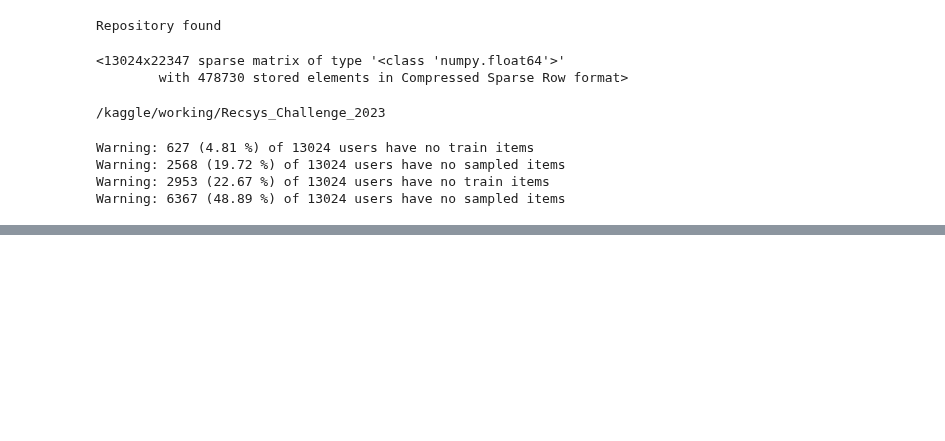
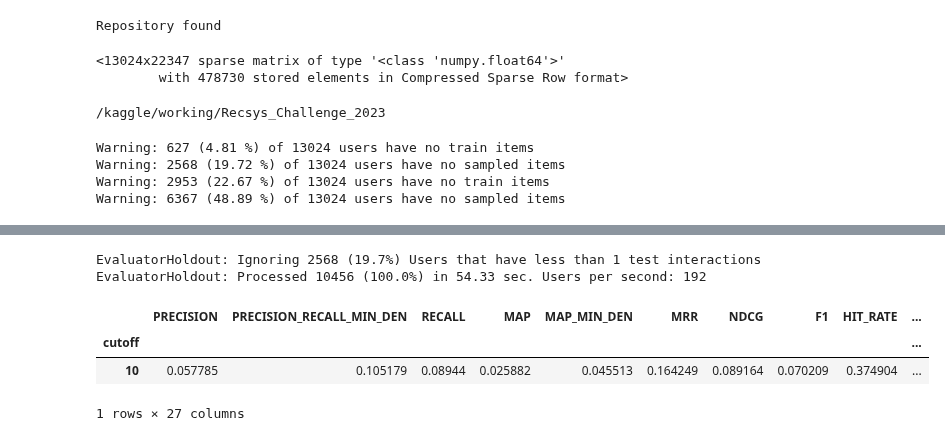
Before and after one commit to CarloSgaravatti/Recsys_Challenge_2023, a Jupyter notebook: challenge_notebooks/hybrid-precision.ipynb, the cells around one changed output, grey strips where cells are left out. Cells and saved outputs as stored; diff of their text form; code cells hidden in the pictures; blank space fills up the shorter version.

```diff
--- a/challenge_notebooks/hybrid-precision.ipynb
+++ b/challenge_notebooks/hybrid-precision.ipynb
@@ -396,0 +392,3 @@ elif config['copy_prev_best_params']:
+# %%
+recommender = PipelineRecommender(ItemKNNCFRecommender, RP3betaRecommender, params_knn, params_rp3, URM_train)
+recommender.fit()
@@ -396,0 +402,11 @@ elif config['copy_prev_best_params']:
+# %%
+evaluator = EvaluatorHoldout(URM_test_complete, cutoff_list=[10])
+result_df, _ = evaluator.evaluateRecommender(recommender)
+result_df
+# %% [output]
+EvaluatorHoldout: Ignoring 2568 (19.7%) Users that have less than 1 test interactions
+EvaluatorHoldout: Processed 10456 (100.0%) in 54.33 sec. Users per second: 192
+|  | PRECISION | PRECISION_RECALL_MIN_DEN | RECALL | MAP | MAP_MIN_DEN | MRR | NDCG | F1 | HIT_RATE | ... |
+| cutoff |  |  |  |  |  |  |  |  |  | ... |
+| 10 | 0.057785 | 0.105179 | 0.08944 | 0.025882 | 0.045513 | 0.164249 | 0.089164 | 0.070209 | 0.374904 | ... |
+1 rows × 27 columns
```
Also changed, not shown: parts of 25 cells of this notebook.
